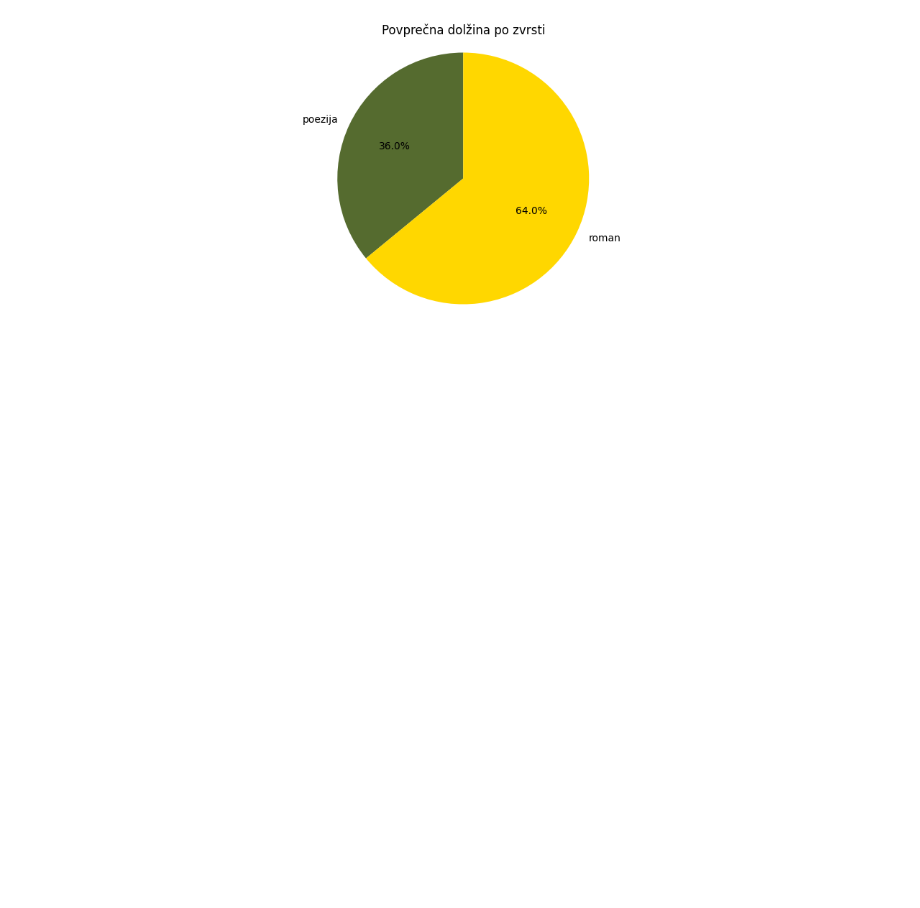
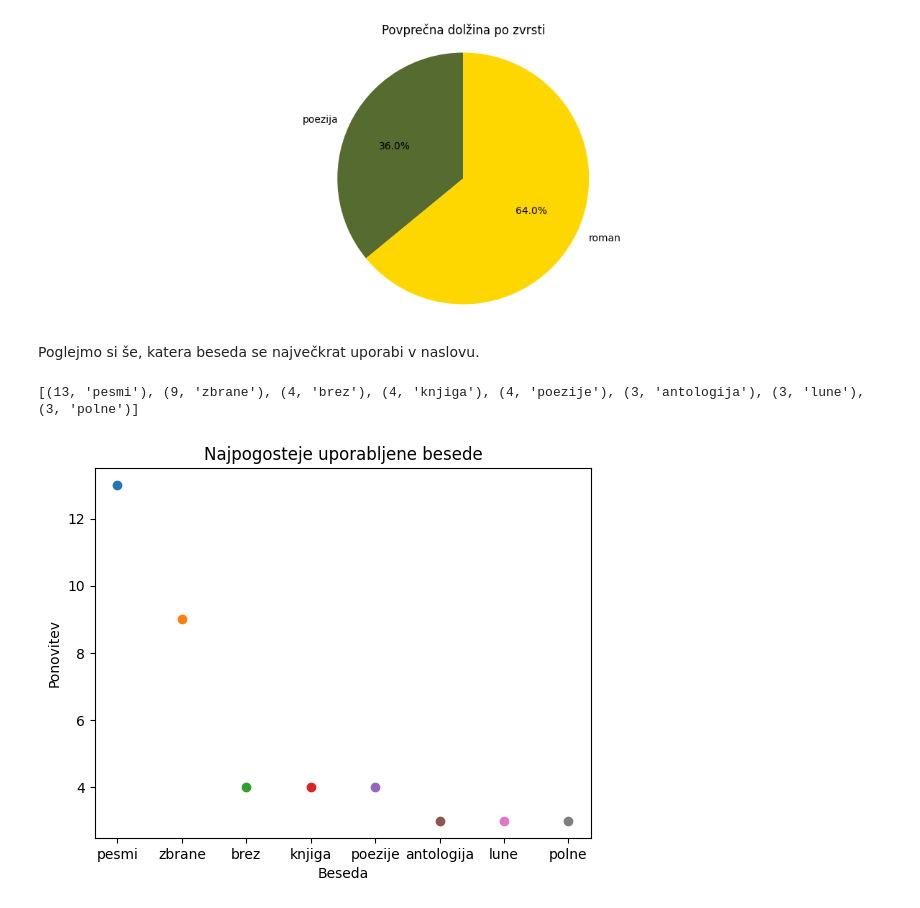
Before and after one commit to zAlaGregorc/UVP_projektna_naloga_Gregorc, a Jupyter notebook: analiza.ipynb, the cells around one changed output. Cells and saved outputs as stored; diff of their text form; code cells hidden in the pictures; blank space fills up the shorter version.

```diff
--- a/analiza.ipynb
+++ b/analiza.ipynb
@@ -89,3 +88,40 @@ zvrst
 poezija  239.807143
 roman    427.220430
 [figure]
+# %% [markdown]
+Poglejmo si še, katera beseda se največkrat uporabi v naslovu.
+# %%
+import re
+
+slov = {}
+for index, row in KNJIGE.iterrows():
+    # izbrisemo locila iz opisa
+    naslov = re.sub(r'[?.!-]+', '', row["naslov"])
+
+    for beseda in naslov.split(" "):
+        beseda = beseda.lower()
+        if len(beseda) <= 3:
+            continue
+
+        if beseda in slov:
+            slov[beseda] += 1
+        else:
+            slov[beseda] = 1
+
+ponovitve = [(-n, beseda) for beseda, n in slov.items()]
+ponovitve.sort()
+
+rezultat = [(-ponovitev, b) for ponovitev, b in ponovitve[:8]]
+print(rezultat)
+
+for pon, bes in rezultat:
+    plt.scatter(bes, pon)
+    # Dodajanje naslova in oznak osi
+    plt.title("Najpogosteje uporabljene besede")
+    plt.xlabel("Beseda")
+    plt.ylabel("Ponovitev")
+
+plt.show()
+# %% [output]
+[(13, 'pesmi'), (9, 'zbrane'), (4, 'brez'), (4, 'knjiga'), (4, 'poezije'), (3, 'antologija'), (3, 'lune'), (3, 'polne')]
+[figure, added]
```
Also changed, not shown: parts of 5 cells of this notebook, 1 other file.
